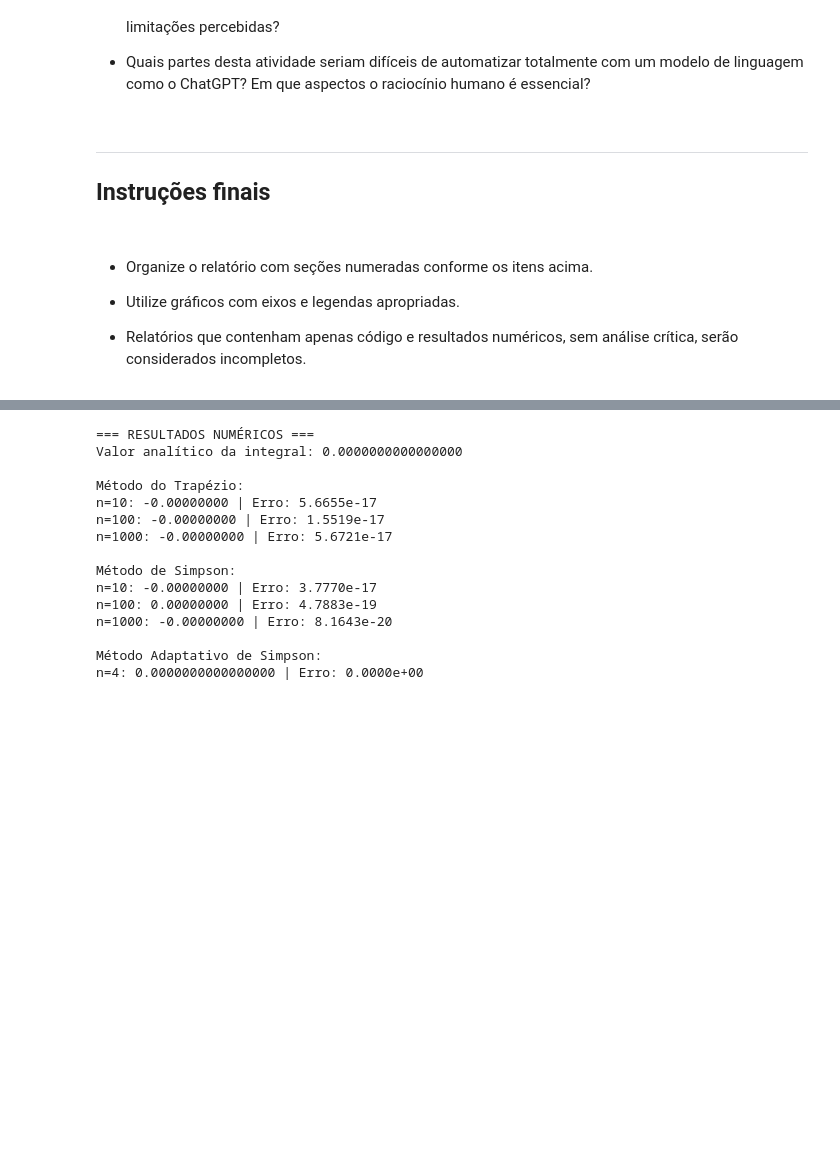
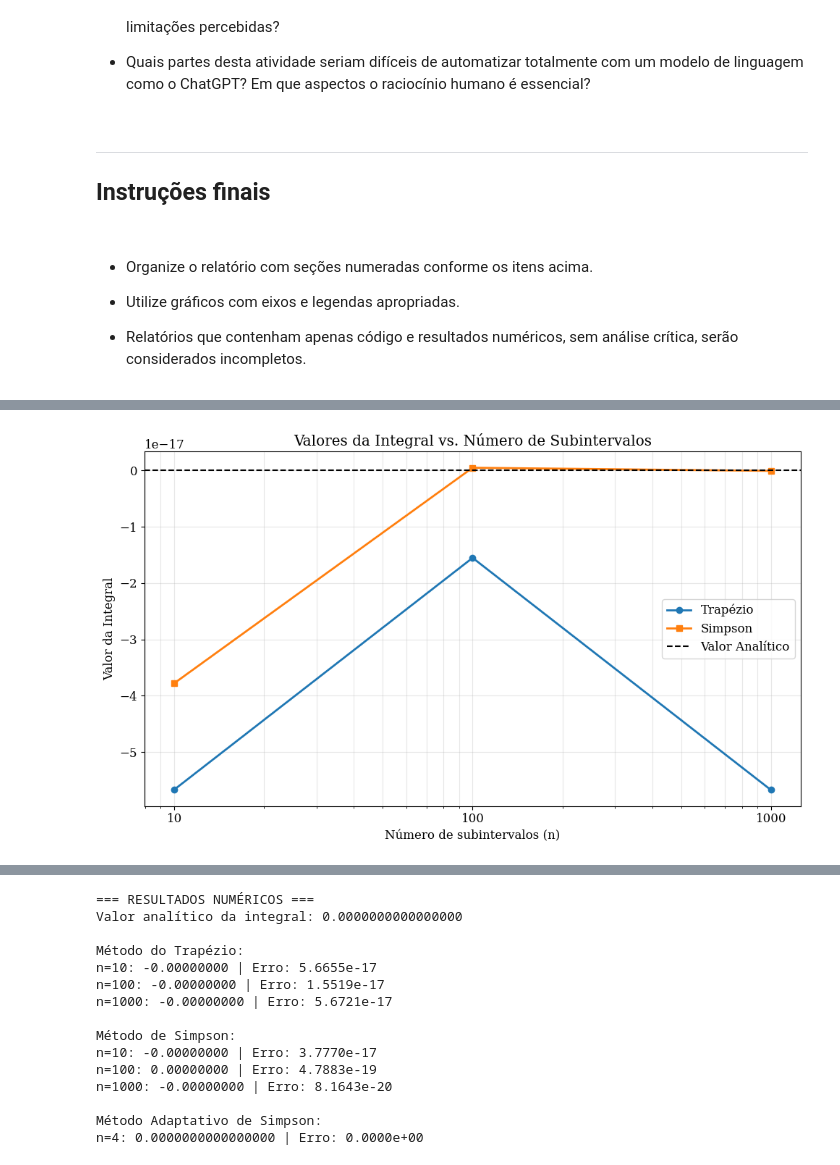
Before and after one commit to vinanit/Atividade-7-Fisica-Computacional, a Jupyter notebook: Av7.ipynb, the cells around one changed output, grey strips where cells are left out. Saved outputs shown, nothing was run; the diff lists cells and outputs as text; code cells hidden in the pictures; blank space fills up the shorter version.

```diff
--- a/Av7.ipynb
+++ b/Av7.ipynb
@@ -152,0 +289,17 @@ com ω=2π, o que corresponde a uma oscilação completa no intervalo de x=0 a x
+# %%
+# =======================================================
+# c) Regra de Simpson (n=10)
+# =======================================================
+def simpson_rule(f, a, b, n):
+    if n % 2 != 0:
+        n += 1  # Garante n par
+    h = (b - a) / n
+    x = np.linspace(a, b, n+1)
+    y = f(x)
+    return h/3 * (y[0] + y[-1] + 4*np.sum(y[1:-1:2]) + 2*np.sum(y[2:-1:2]))
+
+n = 10
+simp_n10 = simpson_rule(lambda x: np.sin(2*np.pi*x), 0, 1, n)
+erro_simp_n10 = abs(simp_n10 - integral_analitica)
+
+print(f"Regra de Simpson (n={n}): {simp_n10:.20f} | Erro: {erro_simp_n10:.4e}")
@@ -152,0 +336,64 @@ com ω=2π, o que corresponde a uma oscilação completa no intervalo de x=0 a x
+# %%
+# =======================================================
+# d) Análise de convergência (n=100 e n=1000)
+# =======================================================
+ns = [10, 100, 1000]
+erros_trap, erros_simp = [], []
+valores_trap, valores_simp = [], []
+
+for n in ns:
+    # Trapézio
+    I_trap = trapezio(lambda x: np.sin(2*np.pi*x), 0, 1, n)
+    valores_trap.append(I_trap)
+    erros_trap.append(abs(I_trap - integral_analitica))
+
+    # Simpson
+    I_simp = simpson_rule(lambda x: np.sin(2*np.pi*x), 0, 1, n)
+    valores_simp.append(I_simp)
+    erros_simp.append(abs(I_simp - integral_analitica))
+
+#Imprimir os resultados
+print("\nAnálise de Convergência:")
+for i, n in enumerate(ns):
+    print(f"n={n}: Trapézio = {valores_trap[i]:.16f}, Erro = {erros_trap[i]:.4e} | Simpson = {valores_simp[i]:.16f}, Erro = {erros_simp[i]:.4e}")
+
+
+
+# Gráfico de Resultados
+plt.figure(figsize=(10, 6))
+plt.plot(ns, valores_trap, 'o-', label='Trapézio', linewidth=2)
+plt.plot(ns, valores_simp, 's-', label='Simpson', linewidth=2)
+plt.axhline(integral_analitica, color='k', linestyle='--', label='Valor Analítico')
+plt.xscale('log')
+plt.title('Valores da Integral vs. Número de Subintervalos')
+plt.xlabel('Número de subintervalos (n)')
+plt.ylabel('Valor da Integral')
+plt.xticks(ns, labels=[f'{n}' for n in ns])
+plt.grid(alpha=0.3, which='both')
+plt.legend()
+plt.tight_layout()
+plt.savefig('valores_convergencia.png', dpi=300)
+plt.show()
+plt.close()
+
+
+# Gráfico de erros em escala logarítmica
+plt.figure(figsize=(10, 6))
+plt.loglog(ns, erros_trap, 'o-', label='Trapézio', linewidth=2)
+plt.loglog(ns, erros_simp, 's-', label='Simpson', linewidth=2)
+plt.axhline(0, color='k', linestyle='--', alpha=0.3)
+plt.xscale('log')
+plt.yscale('log')
+
+
+plt.title('Erros Absolutos vs. Número de Subintervalos')
+plt.xlabel('Número de subintervalos (n)')
+plt.ylabel('Erro absoluto')
+plt.xticks(ns, labels=[f'{n}' for n in ns])
+plt.grid(alpha=0.3, which='both')
+plt.legend()
+plt.tight_layout()
+plt.savefig('erros_convergencia.png', dpi=300)
+plt.show()
+plt.close()
+# %% [output]
@@ -152,0 +404 @@ com ω=2π, o que corresponde a uma oscilação completa no intervalo de x=0 a x
+[figure, added]
```
Also changed, not shown: parts of 8 cells of this notebook, 1 other file.
